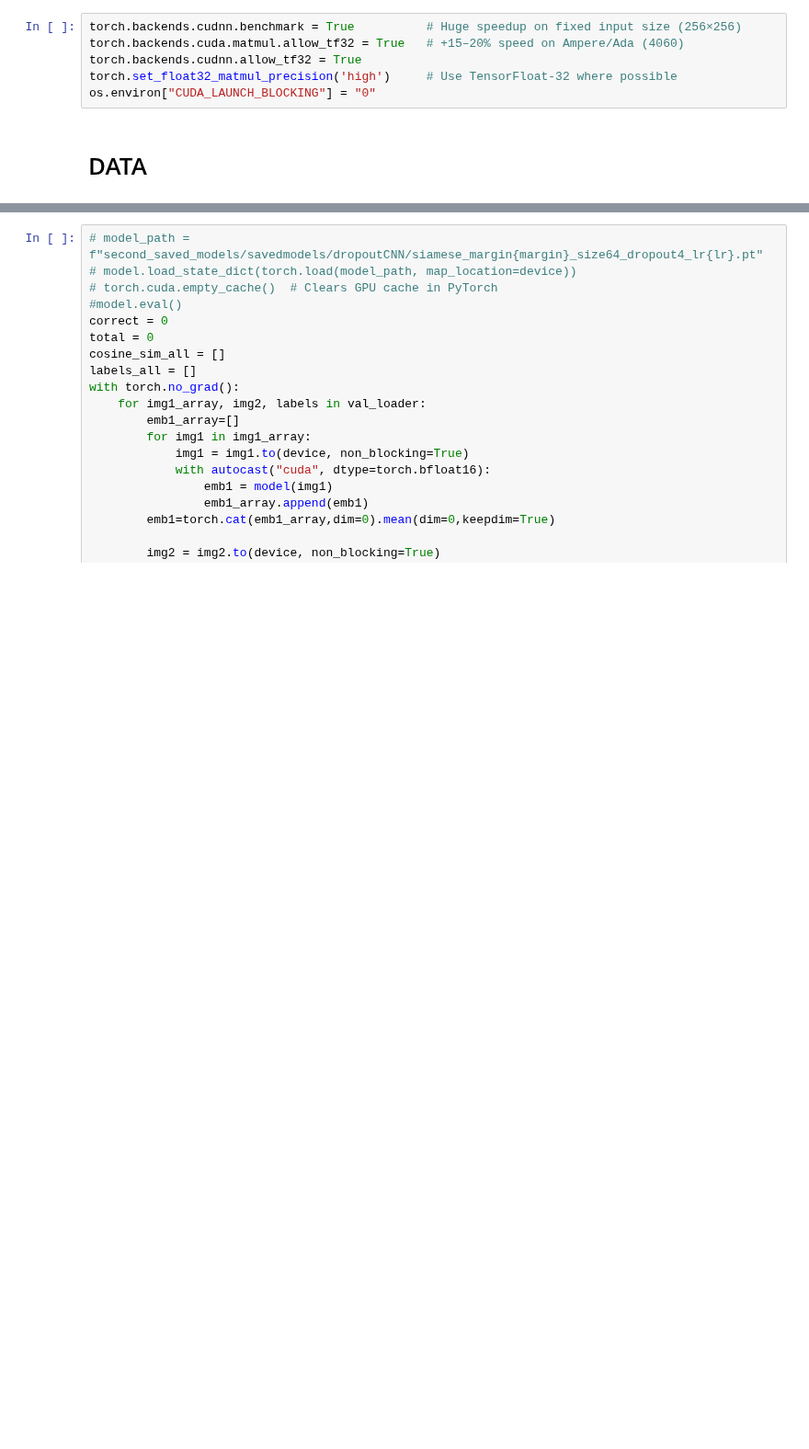
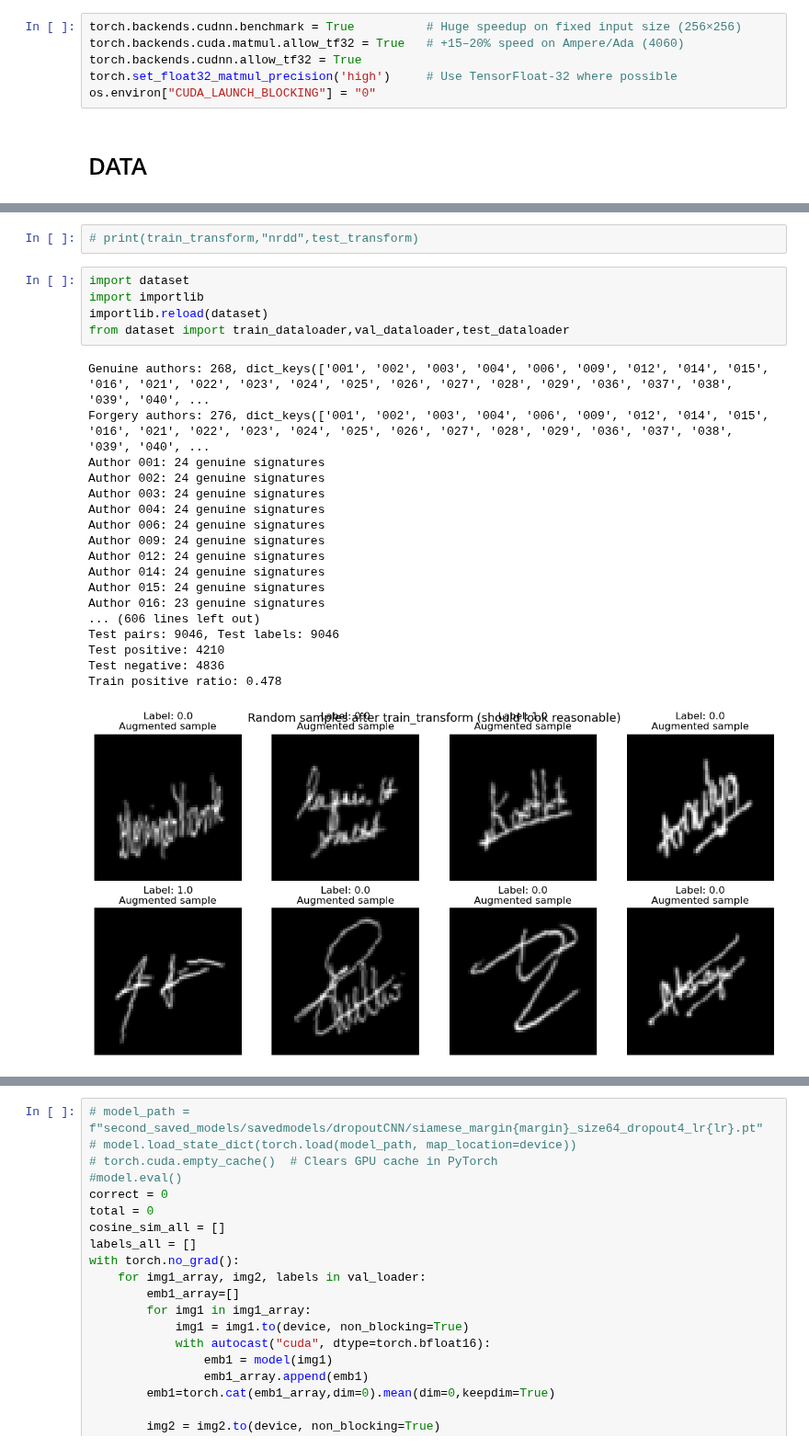
Before and after one commit to Sujan-13/Signature_Verification2, a Jupyter notebook: test_gpu-Copy4.ipynb, the cells around one changed output, grey strips where cells are left out. Shown at 92% size. Saved outputs shown, nothing was run; the diff lists cells and outputs as text; blank space fills up the shorter version.

```diff
--- a/test_gpu-Copy4.ipynb
+++ b/test_gpu-Copy4.ipynb
@@ -206,0 +159,26 @@ class SiameseCNN(nn.Module):
+# %%
+# print(train_transform,"nrdd",test_transform)
+# %%
+import dataset
+import importlib
+importlib.reload(dataset)
+from dataset import train_dataloader,val_dataloader,test_dataloader
+# %% [output]
+Genuine authors: 268, dict_keys(['001', '002', '003', '004', '006', '009', '012', '014', '015', '016', '021', '022', '023', '024', '025', '026', '027', '028', '029', '036', '037', '038', '039', '040', ...
+Forgery authors: 276, dict_keys(['001', '002', '003', '004', '006', '009', '012', '014', '015', '016', '021', '022', '023', '024', '025', '026', '027', '028', '029', '036', '037', '038', '039', '040', ...
+Author 001: 24 genuine signatures
+Author 002: 24 genuine signatures
+Author 003: 24 genuine signatures
+Author 004: 24 genuine signatures
+Author 006: 24 genuine signatures
+Author 009: 24 genuine signatures
+Author 012: 24 genuine signatures
+Author 014: 24 genuine signatures
+Author 015: 24 genuine signatures
+Author 016: 23 genuine signatures
+... (606 lines left out)
+Test pairs: 9046, Test labels: 9046
+Test positive: 4210
+Test negative: 4836
+Train positive ratio: 0.478
+[figure, added]
```
Also changed, not shown: parts of 17 cells of this notebook, 10 other files.
